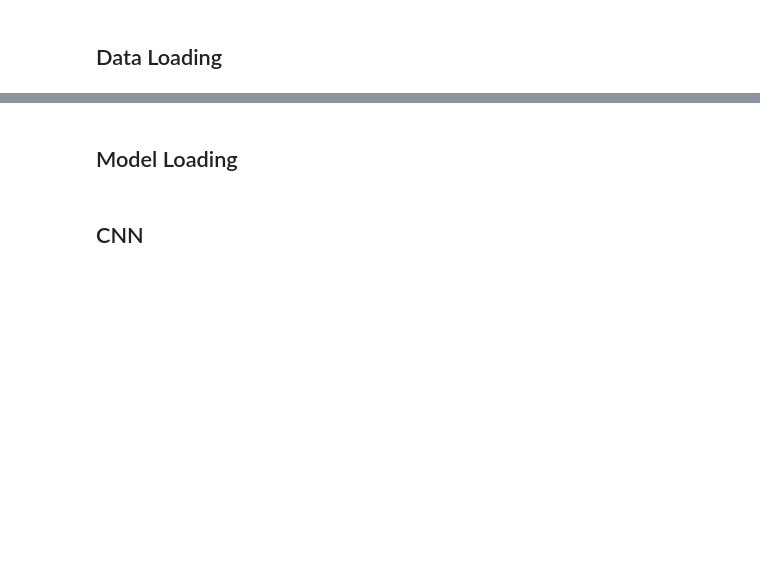
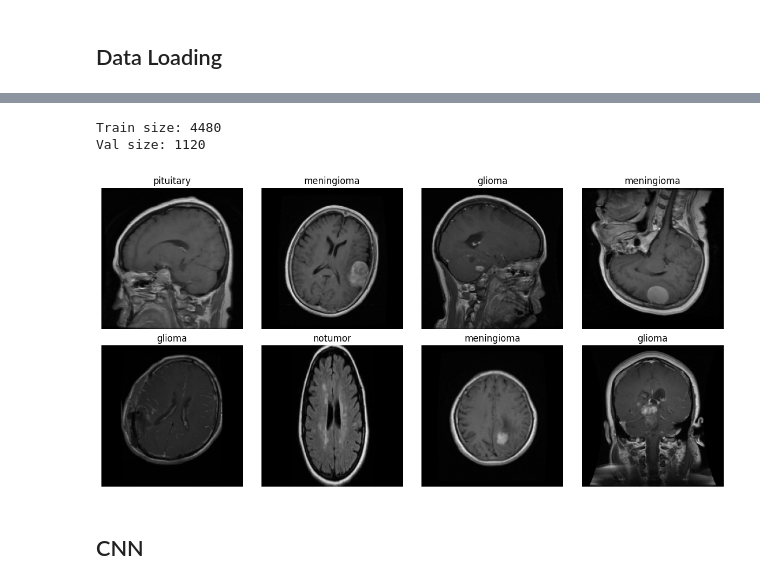
Before and after one commit to liuh2so4/Brain-Tumor-MRI, a Jupyter notebook: main.ipynb, the cells around one changed output, grey strips where cells are left out. Saved outputs shown, nothing was run; the diff lists cells and outputs as text; code cells hidden in the pictures; blank space fills up the shorter version.

Commit message:
Updating three models, separating tests, and a to do list

```diff
--- a/main.ipynb
+++ b/main.ipynb
@@ -48,4 +74,52 @@ Classes: ['glioma', 'meningioma', 'notumor', 'pituitary']
-# %% [markdown]
-## Model Loading
+# %%
+train_size = int((1 - val_ratio) * len(full_train_dataset))
+val_size = len(full_train_dataset) - train_size
+
+generator = torch.Generator().manual_seed(random_seed)
+train_dataset, val_dataset = random_split(full_train_dataset, [train_size, val_size], generator=generator)
+
+print("Train size:", len(train_dataset))
+print("Val size:", len(val_dataset))
+# %% [output]
+Train size: 4480
+Val size: 1120
+# %%
+train_loader = DataLoader(
+    train_dataset,
+    batch_size=batch_size,
+    shuffle=True,
+    num_workers=2,
+    pin_memory=True
+)
+
+val_loader = DataLoader(
+    val_dataset,
+    batch_size=batch_size,
+    shuffle=False,
+    num_workers=2,
+    pin_memory=True
+)
+
+test_loader = DataLoader(
+    test_dataset,
+    batch_size=batch_size,
+    shuffle=False,
+    num_workers=2,
+    pin_memory=True
+)
+# %%
+images, labels = next(iter(train_loader))
+
+plt.figure(figsize=(12, 6))
+for i in range(min(8, len(images))):
+    plt.subplot(2, 4, i + 1)
+    img = images[i].permute(1, 2, 0).numpy()
+    plt.imshow(img)
+    plt.title(full_train_dataset.classes[labels[i]])
+    plt.axis("off")
+plt.tight_layout()
+plt.show()
+# %% [output]
+[figure, added]
 # %% [markdown]
 ## CNN
```
Also changed, not shown: parts of 31 cells of this notebook, 6 other files.
